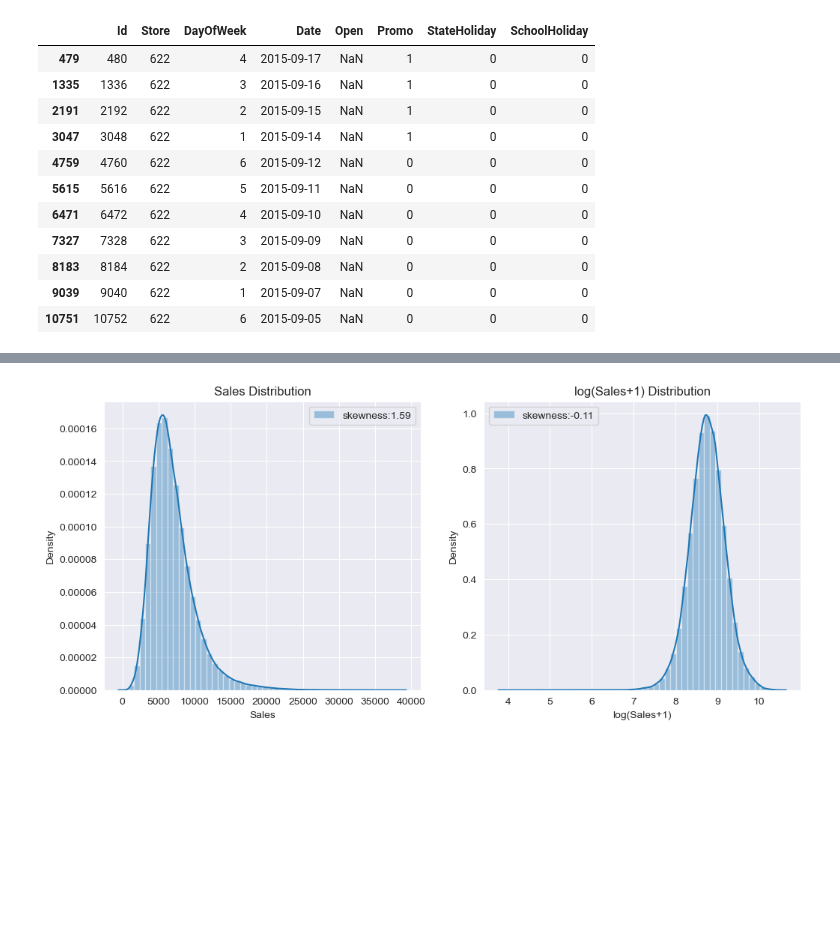
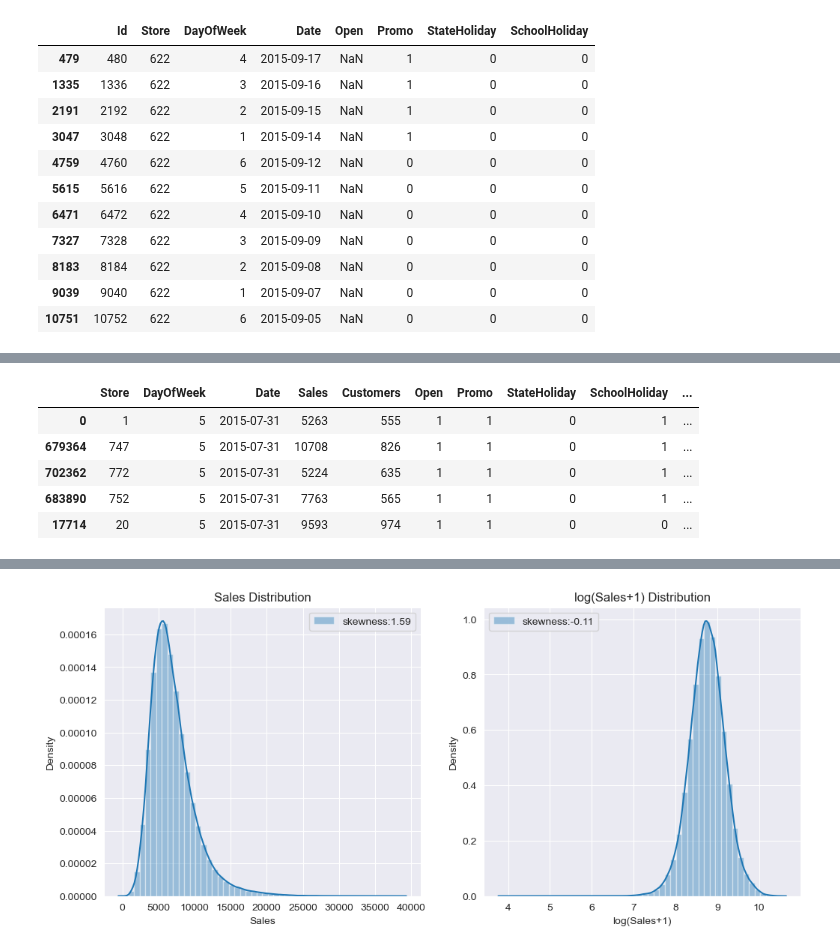
Before and after one commit to dietrichalex/cse, a Jupyter notebook: rossmann-store-sales-xgboost.ipynb, the cells around one changed output, grey strips where cells are left out. Cells and saved outputs as stored; diff of their text form; code cells hidden in the pictures; blank space fills up the shorter version.

```diff
--- a/rossmann-store-sales-xgboost.ipynb
+++ b/rossmann-store-sales-xgboost.ipynb
@@ -177,0 +196,10 @@ train_total = train_total[(train_total.Open != 0)&(train_total.Sales >0)]
+# %%
+# letzte 6 Wochen
+valid.head().append(train.tail())
+# %% [output]
+|  | Store | DayOfWeek | Date | Sales | Customers | Open | Promo | StateHoliday | SchoolHoliday | ... |
+| 0 | 1 | 5 | 2015-07-31 | 5263 | 555 | 1 | 1 | 0 | 1 | ... |
+| 679364 | 747 | 5 | 2015-07-31 | 10708 | 826 | 1 | 1 | 0 | 1 | ... |
+| 702362 | 772 | 5 | 2015-07-31 | 5224 | 635 | 1 | 1 | 0 | 1 | ... |
+| 683890 | 752 | 5 | 2015-07-31 | 7763 | 565 | 1 | 1 | 0 | 1 | ... |
+| 17714 | 20 | 5 | 2015-07-31 | 9593 | 974 | 1 | 1 | 0 | 0 | ... |
```
Also changed, not shown: parts of 18 cells of this notebook, 1 other file.
